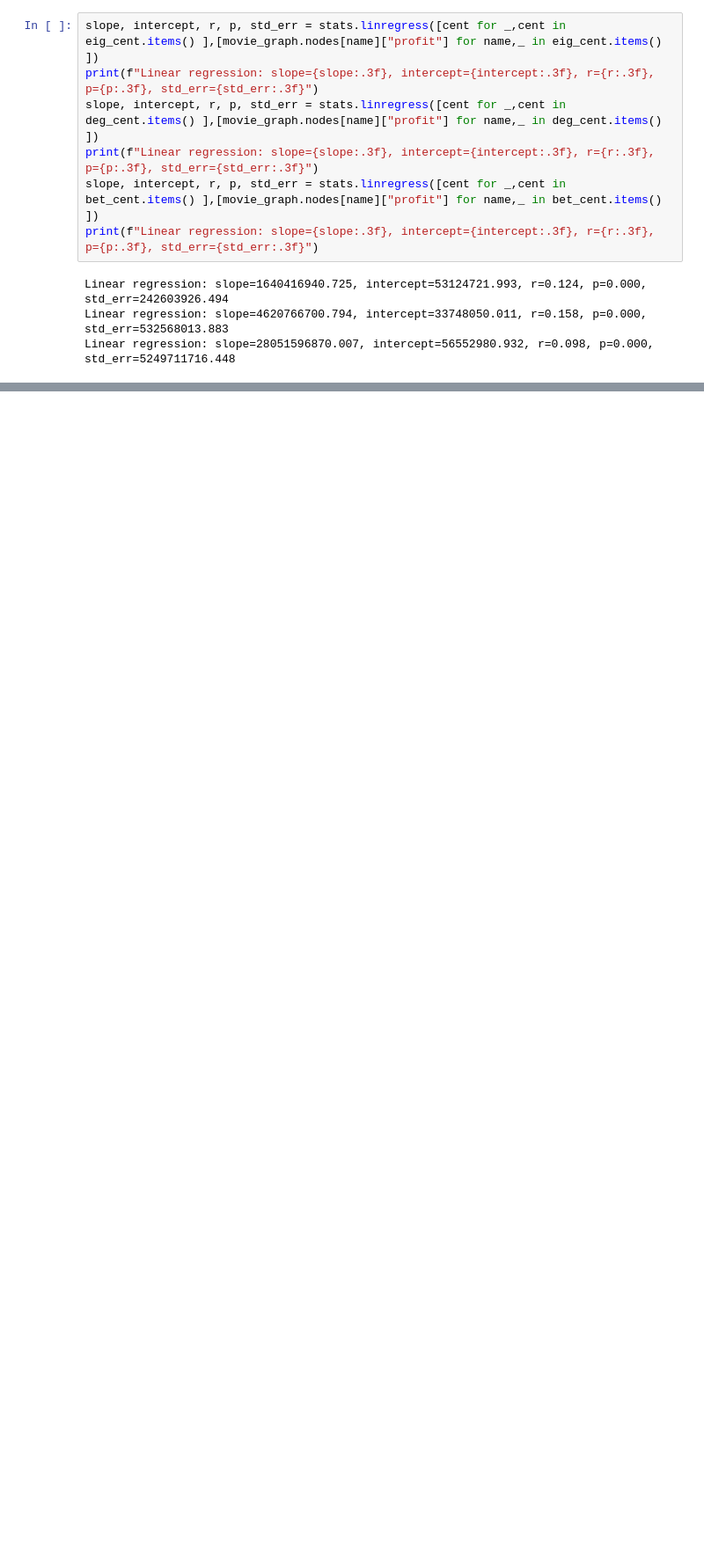
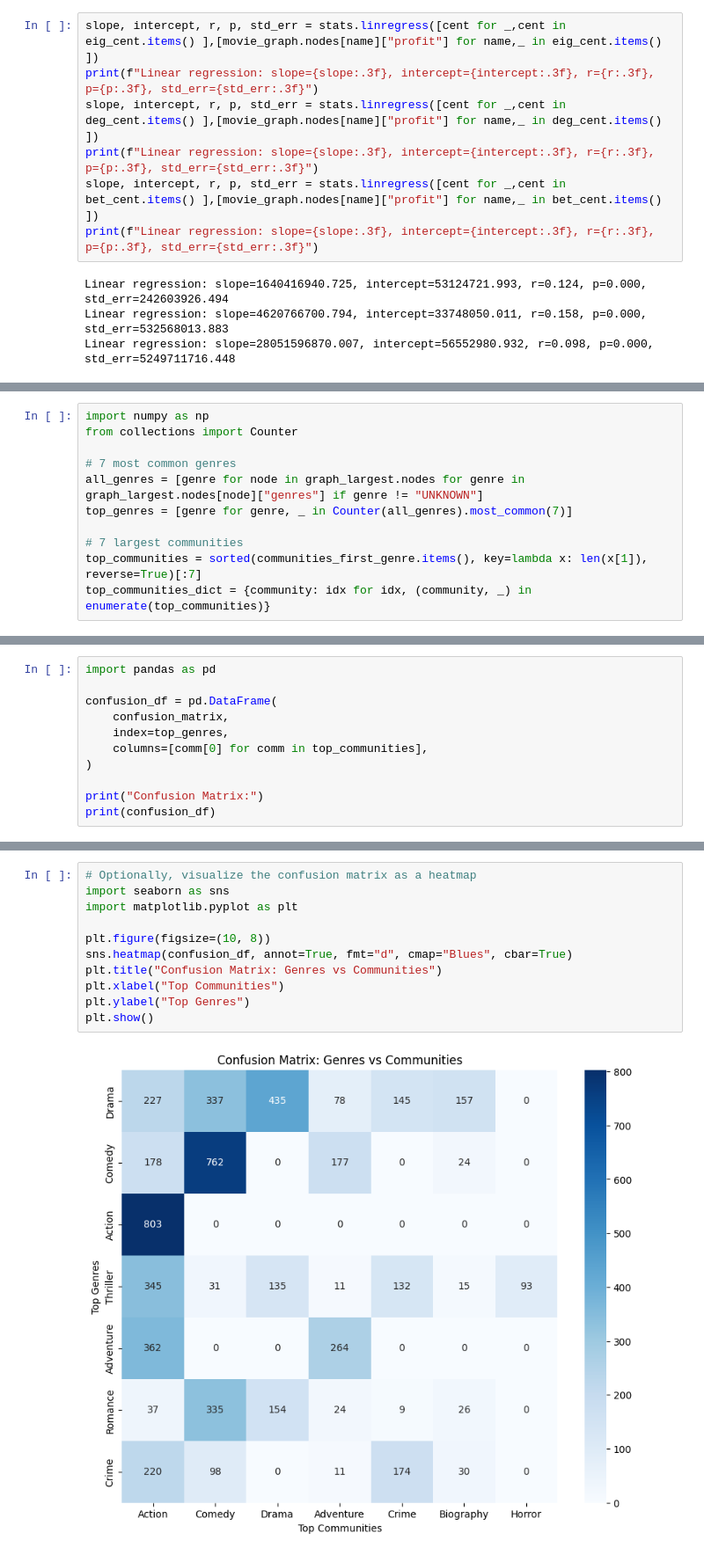
Before and after one commit to michalisdikaiopoulos/Movie-Success-And-Actor-Popularity-Correlation, a Jupyter notebook: ExtractData.ipynb, the cells around one changed output, grey strips where cells are left out. Shown at 88% size. Cells and saved outputs as stored; diff of their text form; blank space fills up the shorter version.

Commit message:
add genre community

```diff
--- a/ExtractData.ipynb
+++ b/ExtractData.ipynb
@@ -1039,0 +1141,11 @@ Linear regression: slope=28051596870.007, intercept=56552980.932, r=0.098, p=0.0
+# %%
+import numpy as np
+from collections import Counter
+
+# 7 most common genres
+all_genres = [genre for node in graph_largest.nodes for genre in graph_largest.nodes[node]["genres"] if genre != "UNKNOWN"]
+top_genres = [genre for genre, _ in Counter(all_genres).most_common(7)]
+
+# 7 largest communities
+top_communities = sorted(communities_first_genre.items(), key=lambda x: len(x[1]), reverse=True)[:7]
+top_communities_dict = {community: idx for idx, (community, _) in enumerate(top_communities)}
@@ -1039,0 +1177,11 @@ Linear regression: slope=28051596870.007, intercept=56552980.932, r=0.098, p=0.0
+# %%
+import pandas as pd
+
+confusion_df = pd.DataFrame(
+    confusion_matrix,
+    index=top_genres,
+    columns=[comm[0] for comm in top_communities],
+)
+
+print("Confusion Matrix:")
+print(confusion_df)
@@ -1039,0 +1198,13 @@ Linear regression: slope=28051596870.007, intercept=56552980.932, r=0.098, p=0.0
+# %%
+# Optionally, visualize the confusion matrix as a heatmap
+import seaborn as sns
+import matplotlib.pyplot as plt
+
+plt.figure(figsize=(10, 8))
+sns.heatmap(confusion_df, annot=True, fmt="d", cmap="Blues", cbar=True)
+plt.title("Confusion Matrix: Genres vs Communities")
+plt.xlabel("Top Communities")
+plt.ylabel("Top Genres")
+plt.show()
+# %% [output]
+[figure, added]
```
Also changed, not shown: parts of 26 cells of this notebook.
